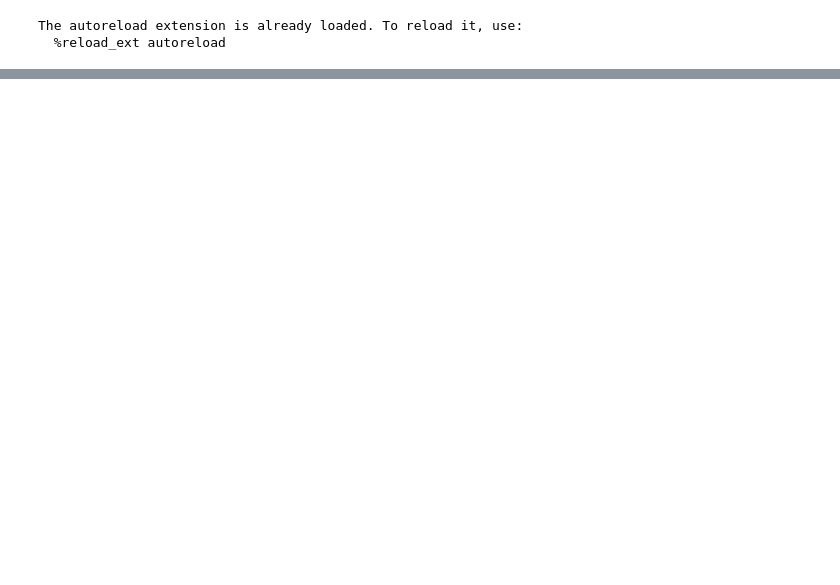
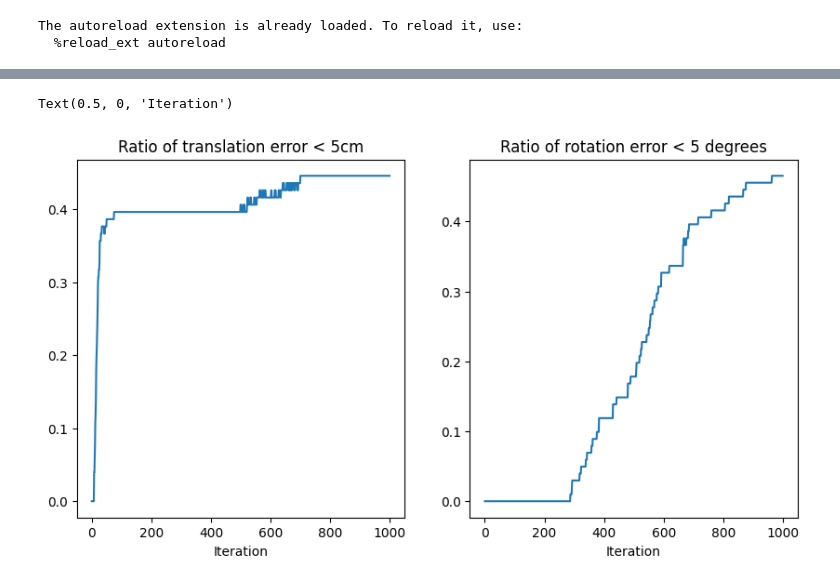
Before and after one commit to tauzn-clock/plane-nerf, a Jupyter notebook: utils/process_pose_data.ipynb, the cells around one changed output, grey strips where cells are left out. Saved outputs shown, nothing was run; the diff lists cells and outputs as text; code cells hidden in the pictures; blank space fills up the shorter version.

```diff
--- a/utils/process_pose_data.ipynb
+++ b/utils/process_pose_data.ipynb
@@ -89,3 +91,18 @@ Text(0, 0.5, 'Frequency')
+# %%
+#Draw ratio that falls below 5 cm 5 degrees against iteration
+plt.figure(figsize=(10, 5))
+plt.subplot(1, 2, 1)
+plt.plot((translation < 0.05).mean(axis=0))
+plt.title("Ratio of translation error < 5cm")
+plt.xlabel("Iteration")
+
+plt.subplot(1, 2, 2)
+plt.plot(((rotation < 0.05).mean(axis=0)))
+plt.title("Ratio of rotation error < 5 degrees")
+plt.xlabel("Iteration")
+# %% [output]
+Text(0.5, 0, 'Iteration')
+[figure, added]
 # %%
 #Find index of the worst performing model
 worst_translation_index = np.argmax(final_translation_error)
```
Also changed, not shown: parts of 6 cells of this notebook, 4 other files.
